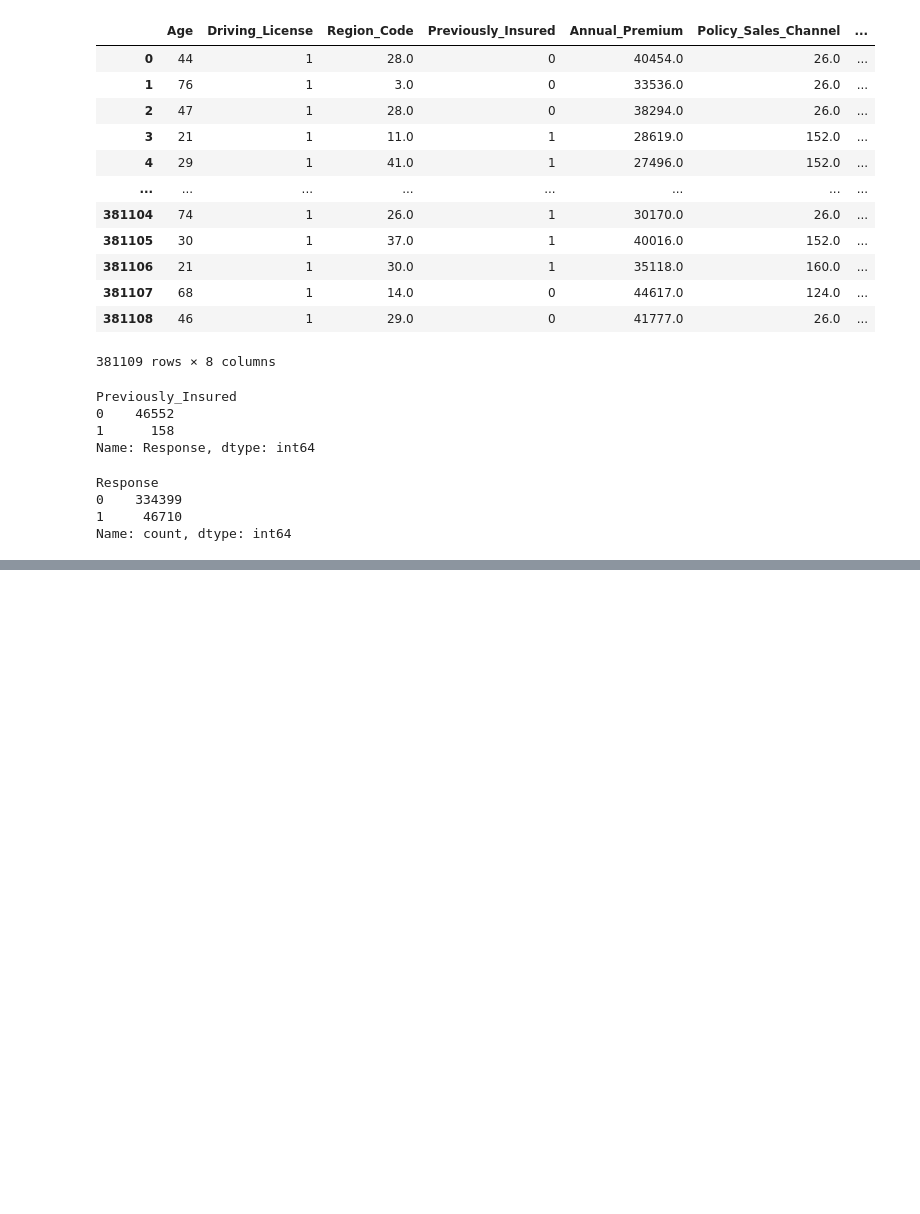
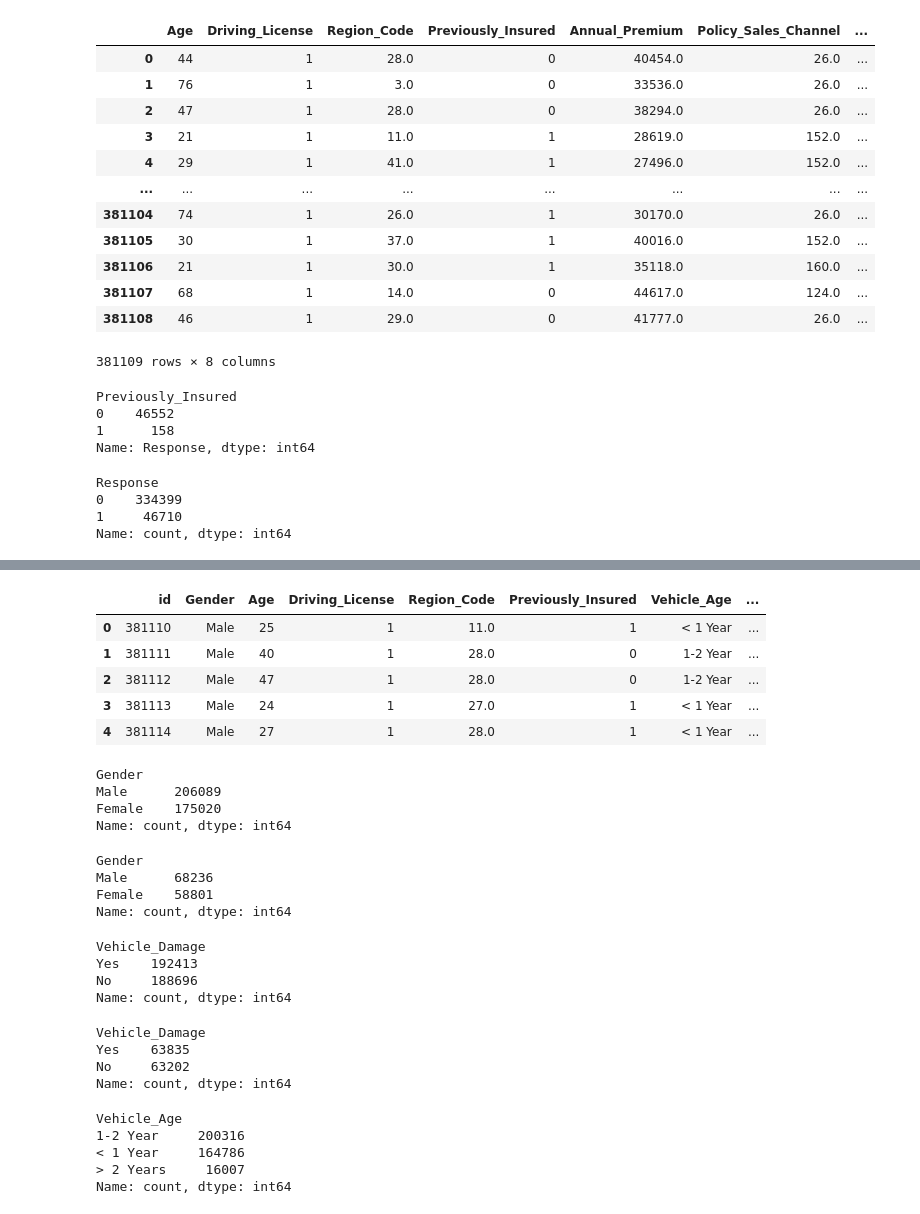
Before and after one commit to Ashokyaganti27/health_insurance, a Jupyter notebook: notebooks/EDA.ipynb, the cells around one changed output, grey strips where cells are left out. Drawn from its saved outputs; the diff is of its cells as text; code cells hidden in the pictures; blank space fills up the shorter version.

Commit message:
Data validation Stage Completed

```diff
--- a/notebooks/EDA.ipynb
+++ b/notebooks/EDA.ipynb
@@ -13,8 +12,9 @@ path.exists()
 # %% [output]
 True
 # %%
-data=pd.read_csv(path)
-data.head()
+data_train=pd.read_csv(path)
+data_test=pd.read_csv("artifacts/data/raw/test.csv")
+data_train.head()
 # %% [output]
 |  | id | Gender | Age | Driving_License | Region_Code | Previously_Insured | Vehicle_Age | ... |
 | 0 | 1 | Male | 44 | 1 | 28.0 | 0 | > 2 Years | ... |
@@ -156,0 +159,2 @@ Name: count, dtype: int64
+# %%
+test=data_test
@@ -156,0 +170,45 @@ Name: count, dtype: int64
+# %%
+test.head()
+# %% [output]
+|  | id | Gender | Age | Driving_License | Region_Code | Previously_Insured | Vehicle_Age | ... |
+| 0 | 381110 | Male | 25 | 1 | 11.0 | 1 | < 1 Year | ... |
+| 1 | 381111 | Male | 40 | 1 | 28.0 | 0 | 1-2 Year | ... |
+| 2 | 381112 | Male | 47 | 1 | 28.0 | 0 | 1-2 Year | ... |
+| 3 | 381113 | Male | 24 | 1 | 27.0 | 1 | < 1 Year | ... |
+| 4 | 381114 | Male | 27 | 1 | 28.0 | 1 | < 1 Year | ... |
+# %%
+train["Gender"].value_counts()
+# %% [output]
+Gender
+Male      206089
+Female    175020
+Name: count, dtype: int64
+# %%
+test["Gender"].value_counts()
+# %% [output]
+Gender
+Male      68236
+Female    58801
+Name: count, dtype: int64
+# %%
+train["Vehicle_Damage"].value_counts()
+# %% [output]
+Vehicle_Damage
+Yes    192413
+No     188696
+Name: count, dtype: int64
+# %%
+test["Vehicle_Damage"].value_counts()
+# %% [output]
+Vehicle_Damage
+Yes    63835
+No     63202
+Name: count, dtype: int64
+# %%
+train["Vehicle_Age"].value_counts()
+# %% [output]
+Vehicle_Age
+1-2 Year     200316
+< 1 Year     164786
+> 2 Years     16007
+Name: count, dtype: int64
```
Also changed, not shown: parts of 5 cells of this notebook, 12 other files.
